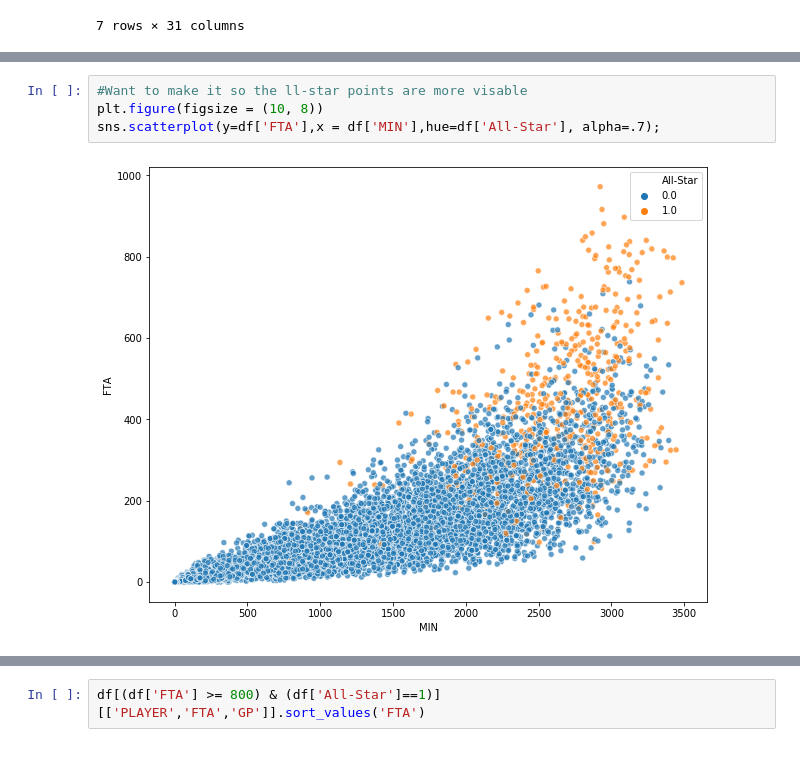
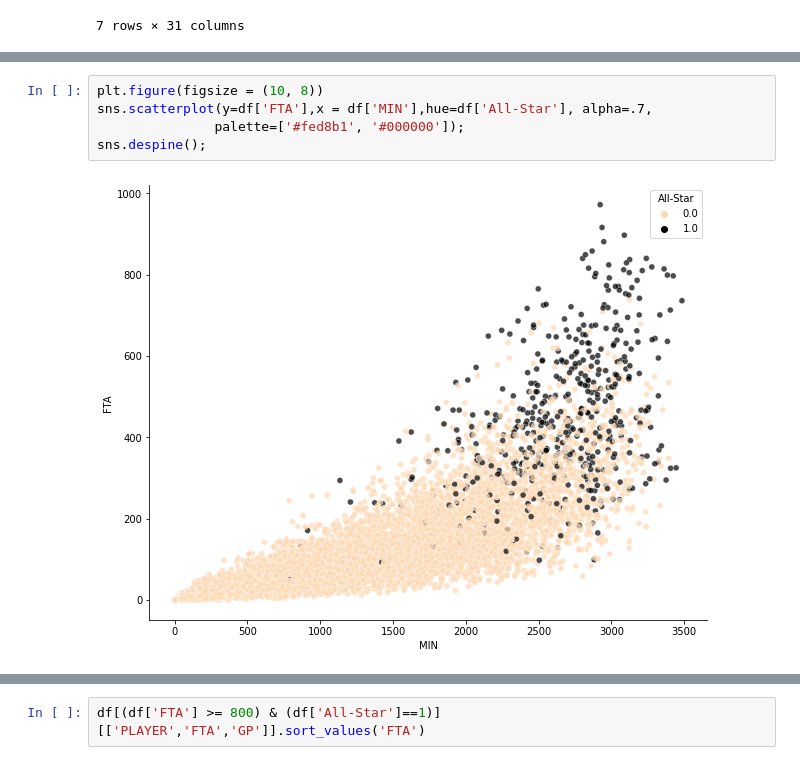
Before and after one commit to tanner103/Portfolio, a Jupyter notebook: Capstone/EDA.ipynb, the cells around one changed output, grey strips where cells are left out. Drawn from its saved outputs; the diff is of its cells as text.

```diff
--- a/Capstone/EDA.ipynb
+++ b/Capstone/EDA.ipynb
@@ -132,6 +124,7 @@ sns.pairplot(df[['W','PTS','FTA','MIN']]);
 # %%
-#Want to make it so the ll-star points are more visable
 plt.figure(figsize = (10, 8))
-sns.scatterplot(y=df['FTA'],x = df['MIN'],hue=df['All-Star'], alpha=.7);
+sns.scatterplot(y=df['FTA'],x = df['MIN'],hue=df['All-Star'], alpha=.7,
+               palette=['#fed8b1', '#000000']);
+sns.despine();
 # %% [output]
-[figure, old version]
+[figure, new version]
```
Also changed, not shown: parts of 14 cells of this notebook, 2 other files.
